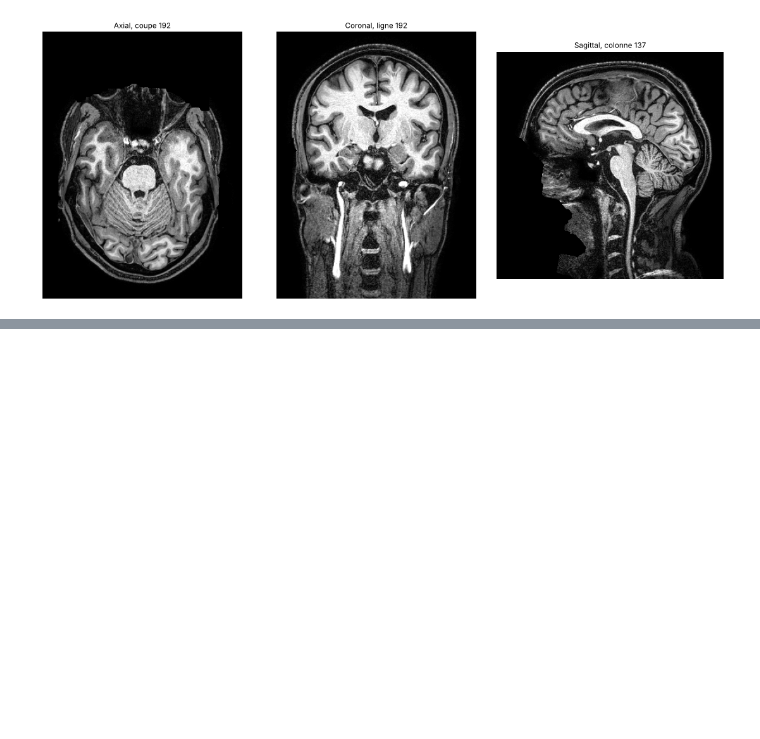
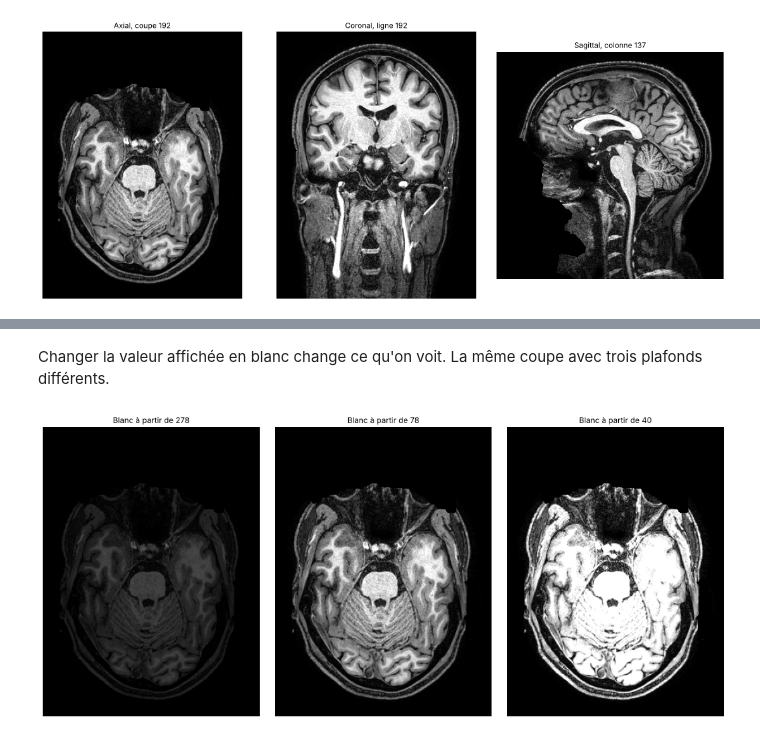
Before and after one commit to Temroade-cmd/irm-dicom, a Jupyter notebook: irm_dicom.ipynb, the cells around one changed output, grey strips where cells are left out. Saved outputs shown, nothing was run; the diff lists cells and outputs as text; code cells hidden in the pictures; blank space fills up the shorter version.

```diff
--- a/irm_dicom.ipynb
+++ b/irm_dicom.ipynb
@@ -154,0 +177,15 @@ plt.show()
+# %% [markdown]
+Changer la valeur affichée en blanc change ce qu'on voit. La même coupe avec trois plafonds différents.
+# %%
+fig, axes = plt.subplots(1, 3, figsize=(15, 6.5))
+
+for ax, centile in zip(axes, [100, 99.5, 90]):
+    plafond = np.percentile(volume, centile)
+    ax.imshow(volume[k], cmap="gray", vmax=plafond, aspect=dy / dx)
+    ax.set_title(f"Blanc à partir de {plafond:.0f}")
+    ax.axis("off")
+
+plt.tight_layout()
+plt.show()
+# %% [output]
+[figure, added]
```
Also changed, not shown: parts of 2 cells of this notebook.
